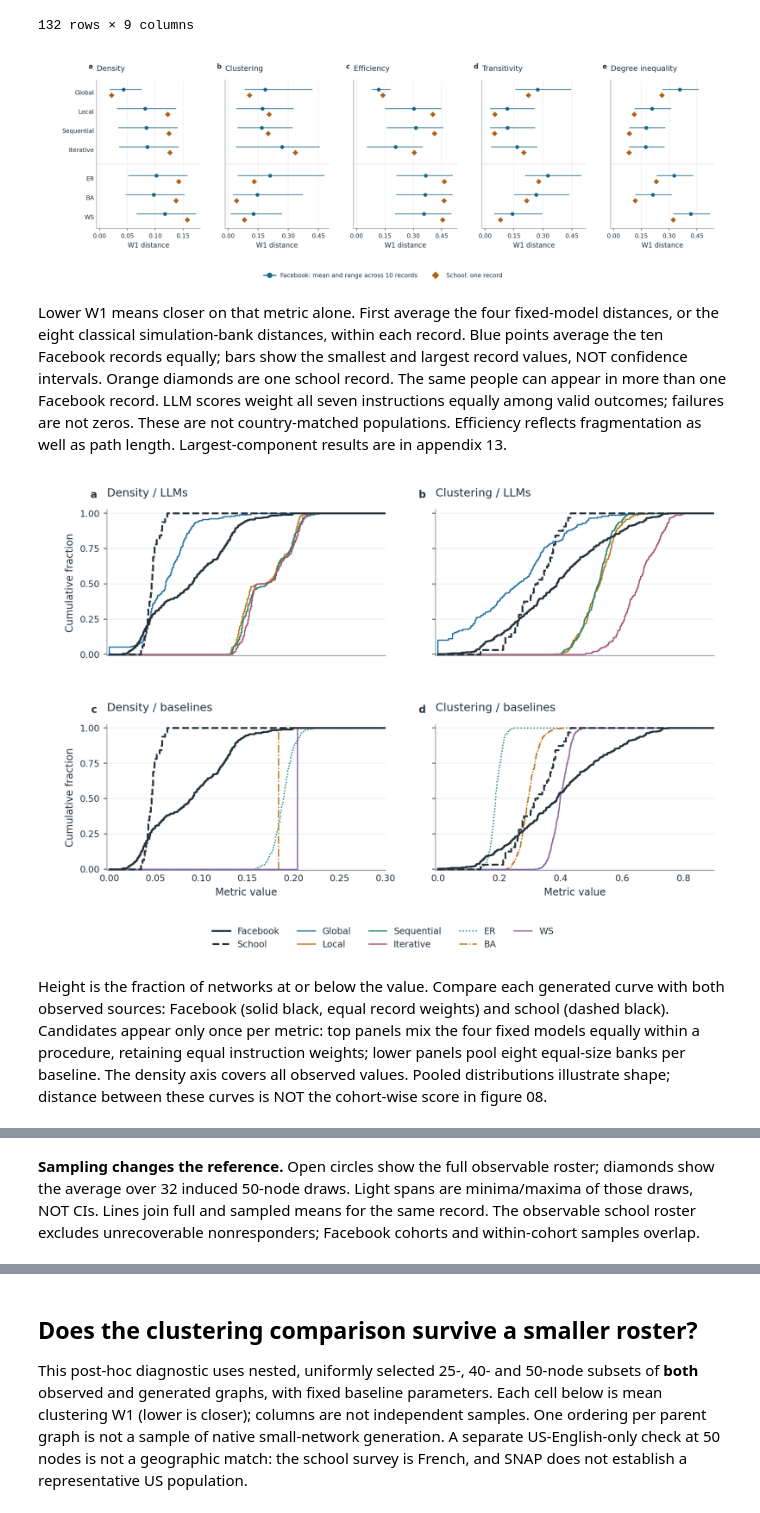
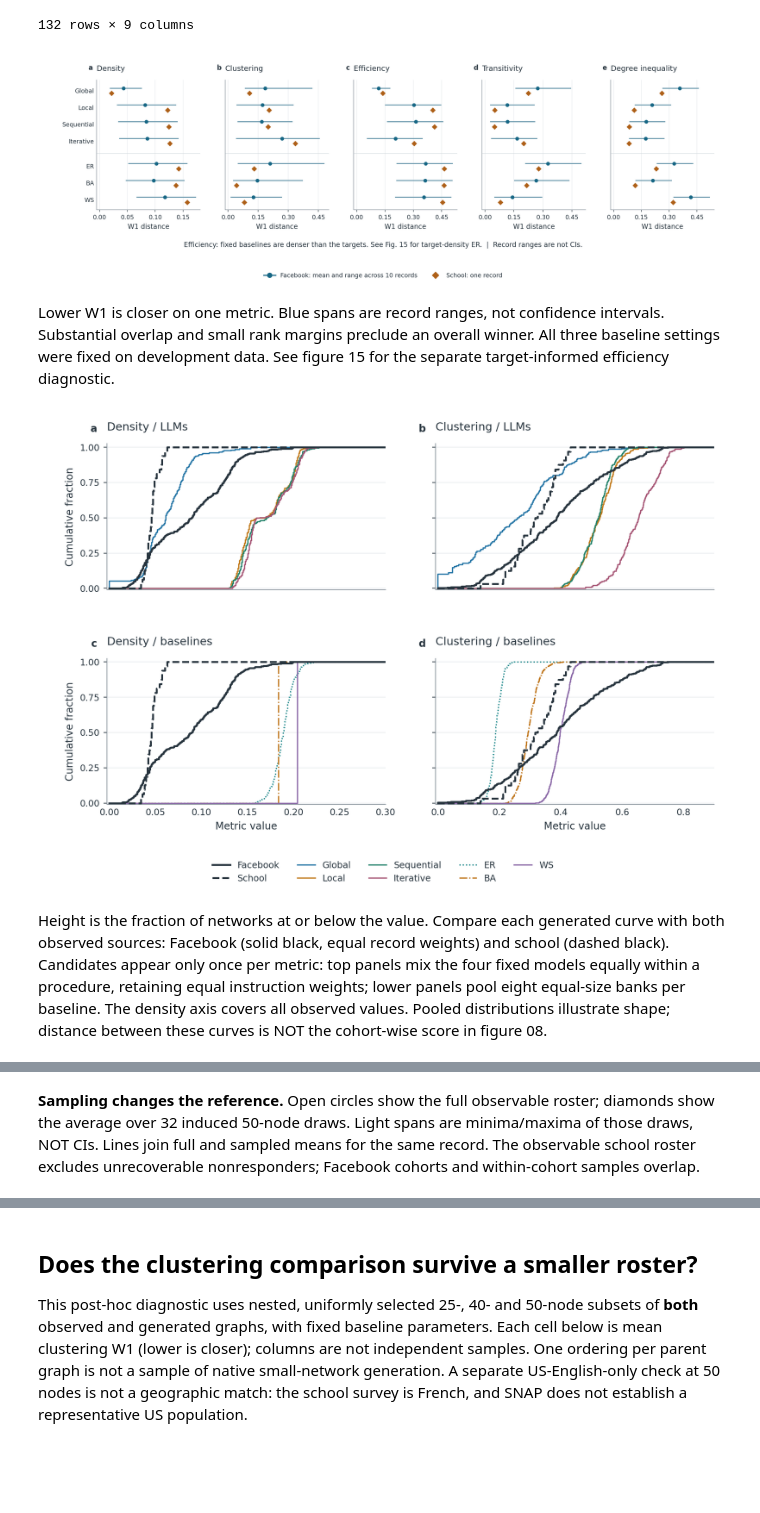
Before and after one commit to hemu77/UA_Capstone, a Jupyter notebook: analysis/03_heldout_public_evaluation.ipynb, the cells around one changed output, grey strips where cells are left out. Cells and saved outputs as stored; diff of their text form; code cells hidden in the pictures; blank space fills up the shorter version.

```diff
--- a/analysis/03_heldout_public_evaluation.ipynb
+++ b/analysis/03_heldout_public_evaluation.ipynb
@@ -151,10 +151,10 @@ Conditional draws: 5632 | failed: 0
 | 131 | sociopatterns_friendship | School2013 | degree_swap | prop_nodes_lcc | 32 | 32 | 0 | ... |
 132 rows × 9 columns
 # %%
-show(ROOT, ['08_heldout_distances', '09_heldout_distributions', '10_sampling_effect', '11_conditional_controls', '12_cohort_sensitivity', '13_appendix_lcc'])
+show(ROOT, ['08_heldout_distances', '09_heldout_distributions', '10_sampling_effect', '11_conditional_controls', '12_cohort_sensitivity', '13_appendix_lcc', '15_efficiency_density'])
 # %% [output]
-[figure, old version]
+[figure, new version]
-Lower W1 means closer on that metric alone. First average the four fixed-model distances, or the eight classical simulation-bank distances, within each record. Blue points average the ten Facebook records equally; bars show the smallest and largest record values, NOT confidence intervals. Orange diamonds are one school record. The same people can appear in more than one Facebook record. LLM scores weight all seven instructions equally among valid outcomes; failures are not zeros. These are not country-matched populations. Efficiency reflects fragmentation as well as path length. Largest-component results are in appendix 13.
+Lower W1 is closer on one metric. Blue spans are record ranges, not confidence intervals. Substantial overlap and small rank margins preclude an overall winner. All three baseline settings were fixed on development data. See figure 15 for the separate target-informed efficiency diagnostic.
 [figure]
 Height is the fraction of networks at or below the value. Compare each generated curve with both observed sources: Facebook (solid black, equal record weights) and school (dashed black). Candidates appear only once per metric: top panels mix the four fixed models equally within a procedure, retaining equal instruction weights; lower panels pool eight equal-size banks per baseline. The density axis covers all observed values. Pooled distributions illustrate shape; distance between these curves is NOT the cohort-wise score in figure 08.
 [figure]
```
Also changed, not shown: parts of 5 cells of this notebook, 44 other files.
